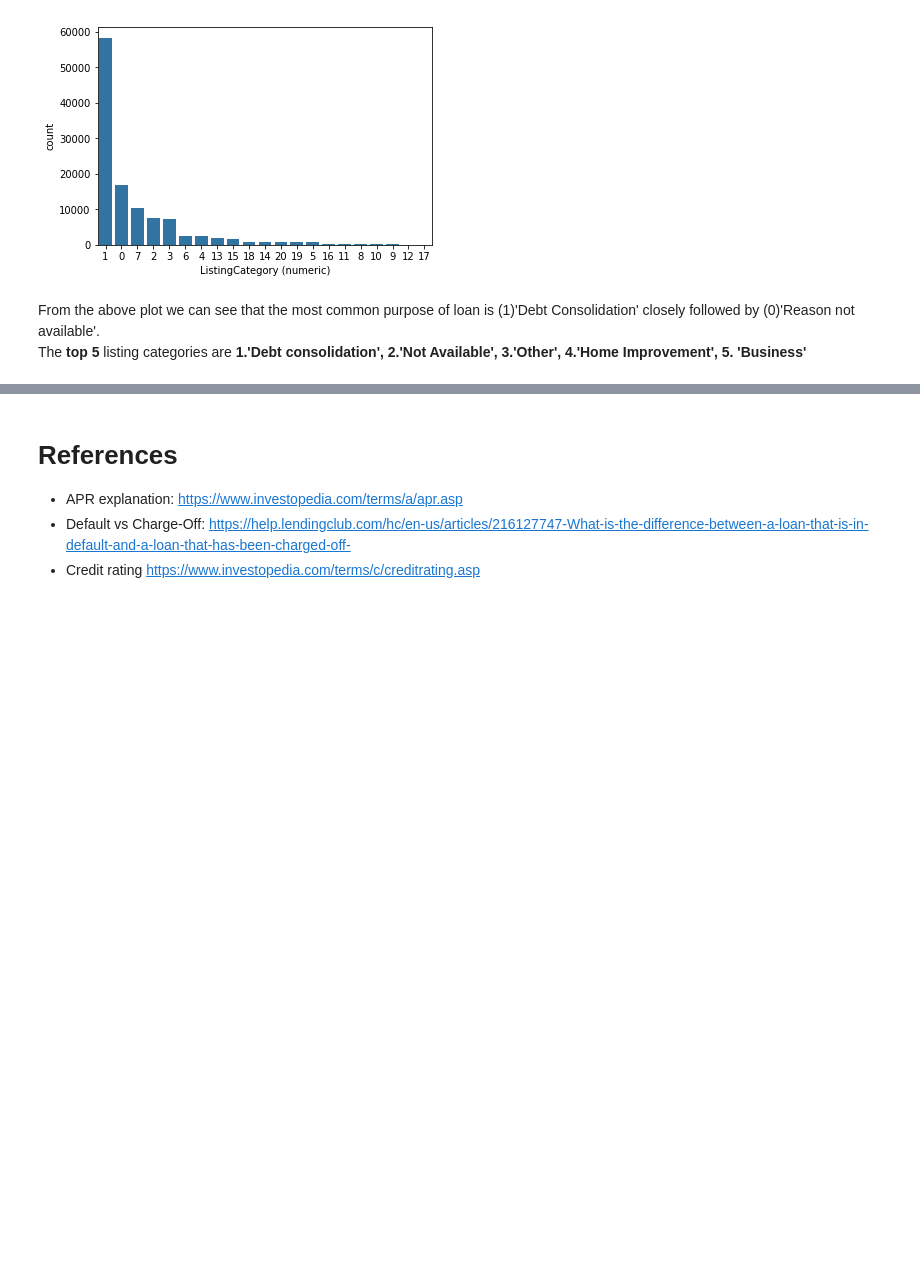
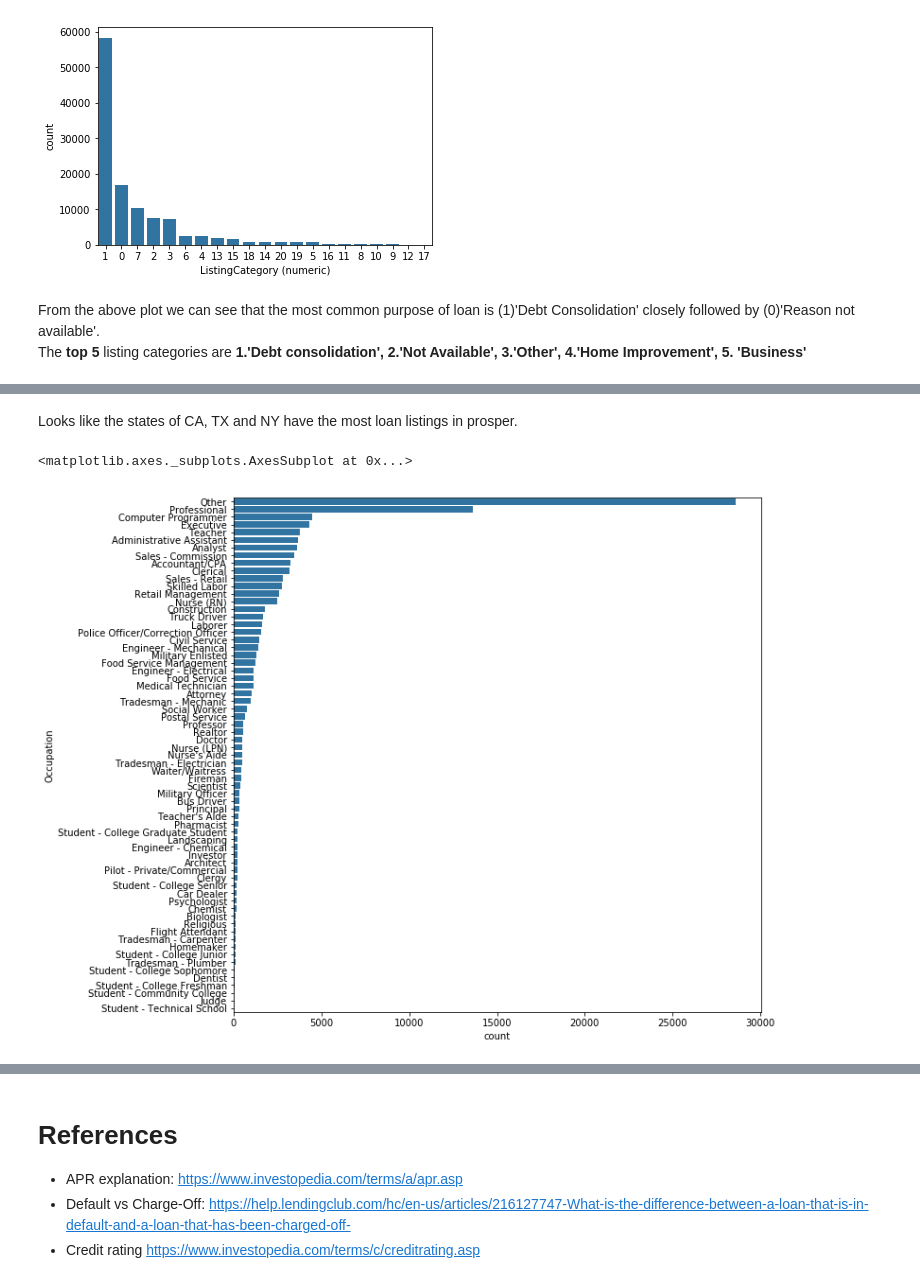
Before and after one commit to rashokanand/explore_prosper_loan_data, a Jupyter notebook: exploration_notebook.ipynb, the cells around one changed output, grey strips where cells are left out. Cells and saved outputs as stored; diff of their text form; code cells hidden in the pictures; blank space fills up the shorter version.

```diff
--- a/exploration_notebook.ipynb
+++ b/exploration_notebook.ipynb
@@ -251,0 +268,9 @@ From the above plot we can see that the most common purpose of loan is (1)'Debt
+# %% [markdown]
+Looks like the states of CA, TX and NY have the most loan listings in prosper.
+# %%
+c = prosper_clean_df['Occupation'].value_counts()
+fig, ax = plt.subplots(figsize=(10,10))
+sb.countplot(y =prosper_clean_df['Occupation'],order = c.index,color = base_color)
+# %% [output]
+<matplotlib.axes._subplots.AxesSubplot at 0x...>
+[figure, added]
```
Also changed, not shown: parts of 10 cells of this notebook.
